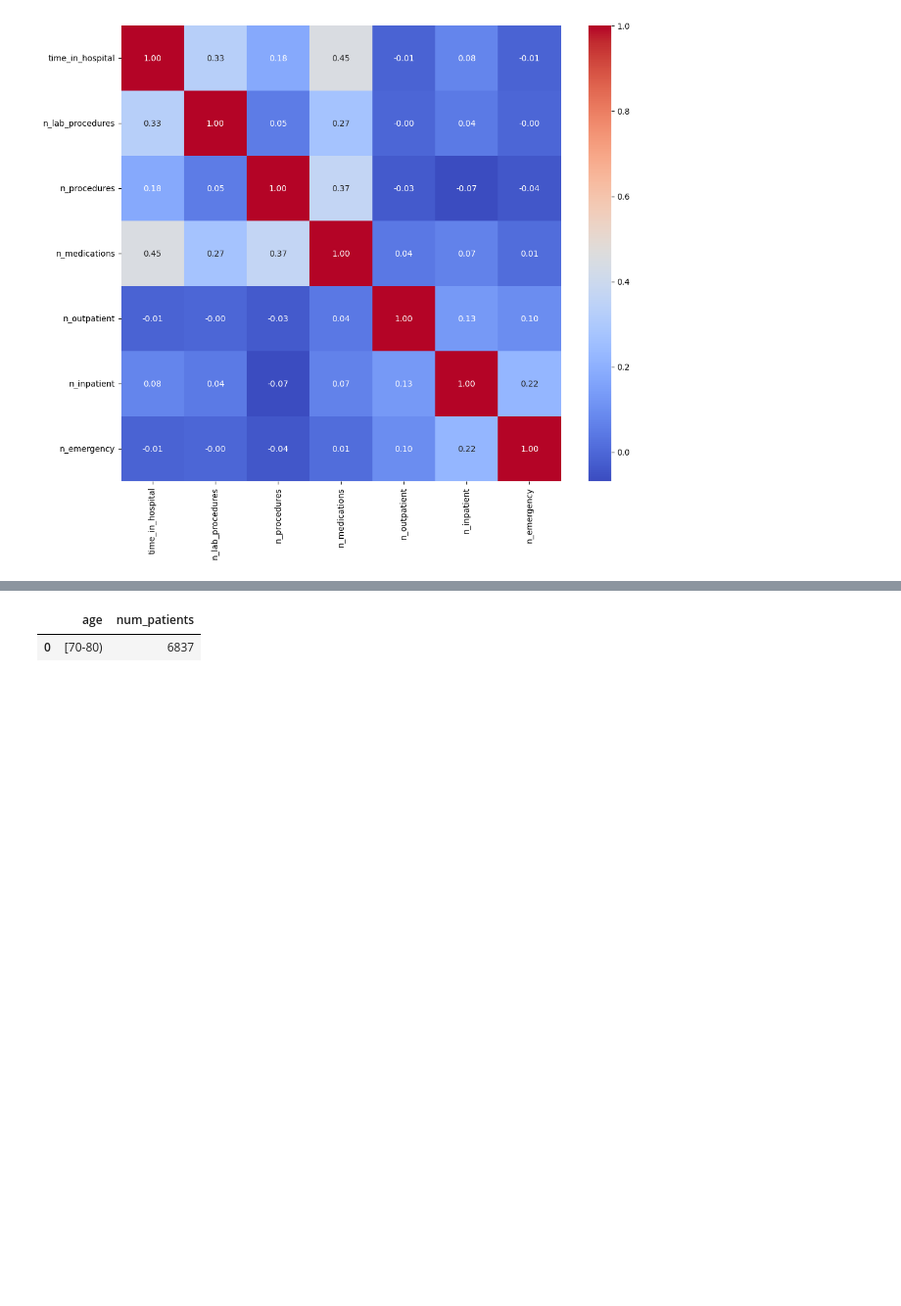
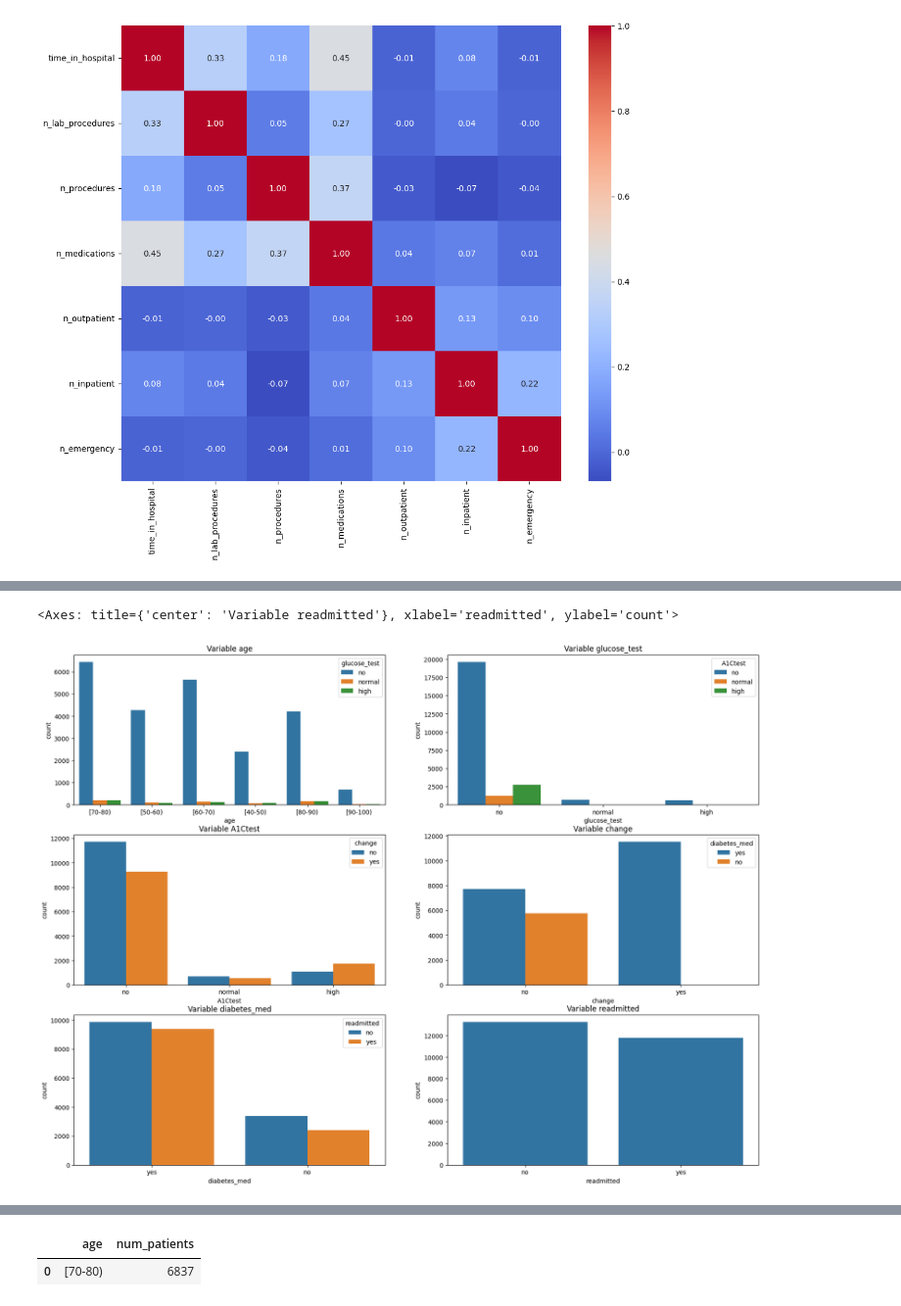
Before and after one commit to prabinpanta0/Patient-Readmission-Prediction, a Jupyter notebook: GHM.ipynb, the cells around one changed output, grey strips where cells are left out. Shown: that part at 98% size. Drawn from its saved outputs; the diff is of its cells as text; code cells hidden in the pictures; blank space fills up the shorter version.

```diff
--- a/GHM.ipynb
+++ b/GHM.ipynb
@@ -176 +208,30 @@ plt.show()
+# %%
+plt.figure(figsize = (20, 15))
+
+plt.subplot(3, 2, 1)
+plt.gca().set_title('Variable age')
+sns.countplot(x='age', hue='glucose_test', data=df)
+
+plt.subplot(3, 2, 2)
+plt.gca().set_title('Variable glucose_test')
+sns.countplot(x='glucose_test', hue='A1Ctest', data=df)
+
+plt.subplot(3, 2, 3)
+plt.gca().set_title('Variable A1Ctest')
+sns.countplot(x='A1Ctest', hue='change', data=df)
+
+plt.subplot(3, 2, 4)
+plt.gca().set_title('Variable change')
+sns.countplot(x='change', hue='diabetes_med', data=df)
+
+plt.subplot(3, 2, 5)
+plt.gca().set_title('Variable diabetes_med')
+sns.countplot(x='diabetes_med', hue='readmitted', data=df)
+
+plt.subplot(3, 2, 6)
+plt.gca().set_title('Variable readmitted')
+sns.countplot(x='readmitted', data=df)
+# %% [output]
+<Axes: title={'center': 'Variable readmitted'}, xlabel='readmitted', ylabel='count'>
+[figure, added]
 # %% [markdown]
```
Also changed, not shown: parts of 11 cells of this notebook.
